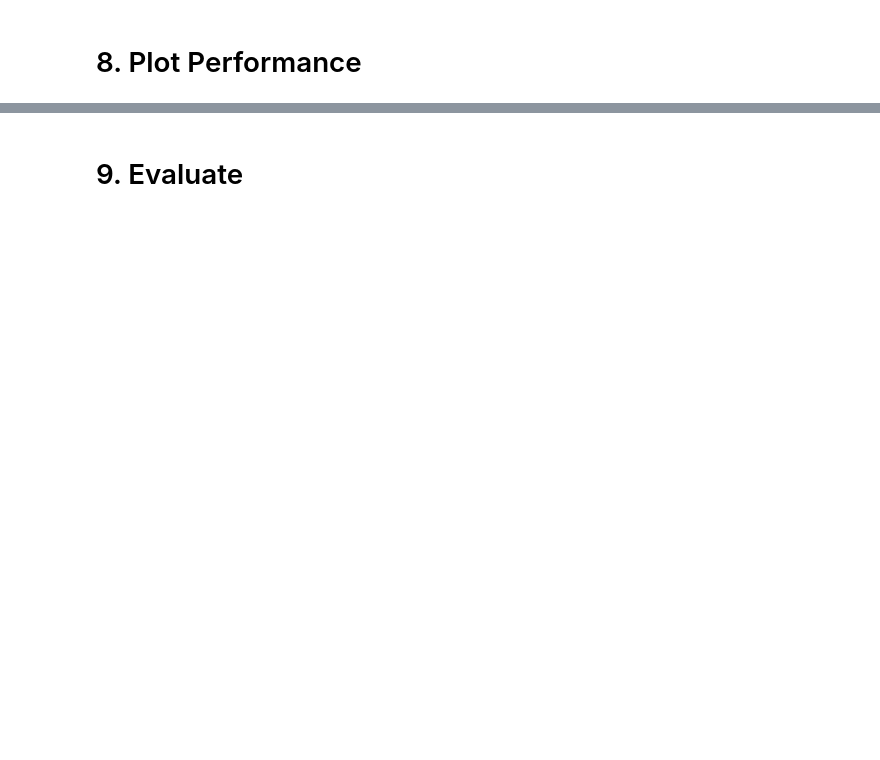
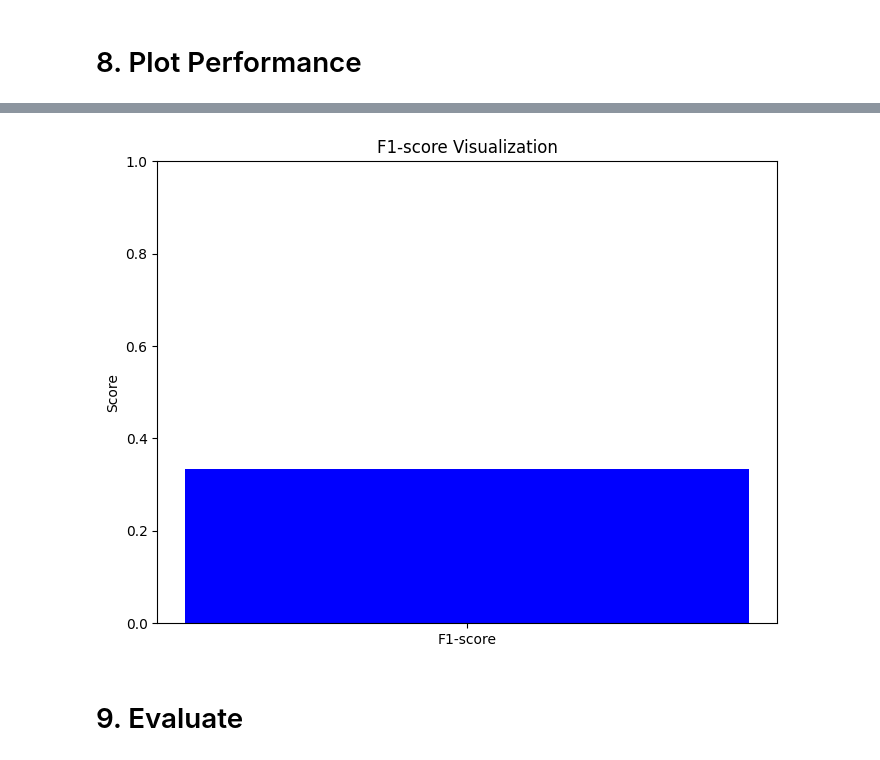
Before and after one commit to Hlwanhtet/Image_Classification_CNN, a Jupyter notebook: ImageClassification-main/Image Classification.ipynb, the cells around one changed output, grey strips where cells are left out. Cells and saved outputs as stored; diff of their text form; code cells hidden in the pictures; blank space fills up the shorter version.

```diff
--- a/ImageClassification-main/Image Classification.ipynb
+++ b/ImageClassification-main/Image Classification.ipynb
@@ -265,3 +335,32 @@ plt.show()
+# %%
+#F1 Score:
+#The F1 score is the harmonic mean of precision and recall.
+
+from tensorflow.keras.metrics import Precision, Recall
+import matplotlib.pyplot as plt
+
+# Compute Precision and Recall
+precision_metric = Precision()
+recall_metric = Recall()
+
+precision_metric.update_state(y_test, yhat_preds)
+recall_metric.update_state(y_test, yhat_preds)
+
+precision_value = precision_metric.result().numpy()
+recall_value = recall_metric.result().numpy()
+
+# Compute F1-score
+f1 = 2 * (precision_value * recall_value) / (precision_value + recall_value)
+
+# Plot F1-score
+plt.figure(figsize=(8, 6))
+plt.bar(['F1-score'], [f1], color=['blue'])
+plt.ylim(0, 1)
+plt.ylabel('Score')
+plt.title('F1-score Visualization')
+plt.show()
+# %% [output]
+[figure, added]
 # %% [markdown]
 # 9. Evaluate
 # %%
```
Also changed, not shown: parts of 14 cells of this notebook.
